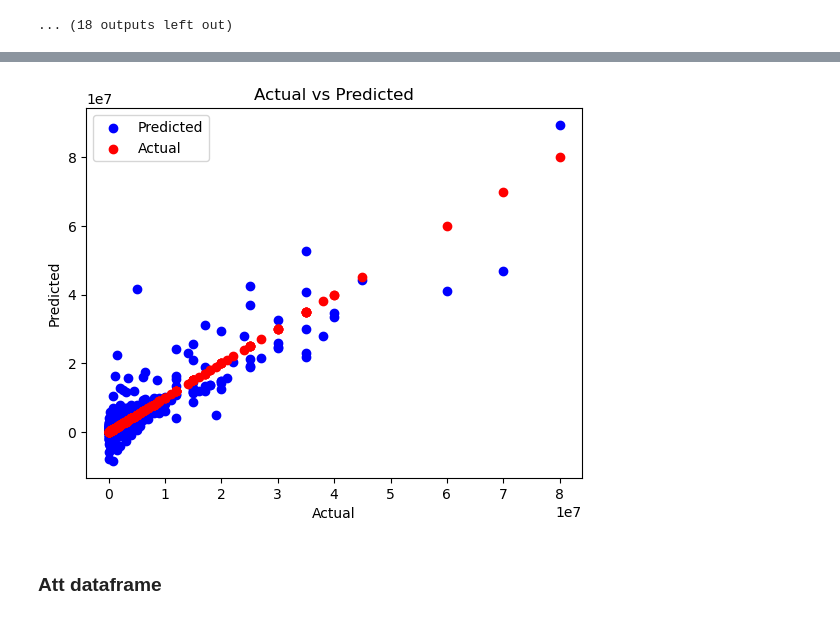
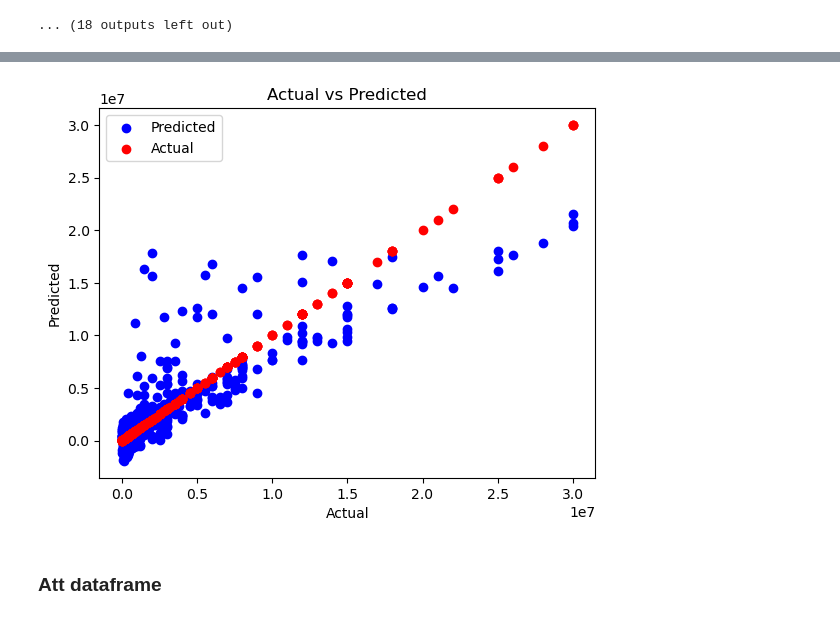
Before and after one commit to Tuwaiq-DS-ML-bootcamp-V-8/Usecase-7, a Jupyter notebook: Use_case_7.ipynb, the cells around one changed output, grey strips where cells are left out. Drawn from its saved outputs; the diff is of its cells as text; code cells hidden in the pictures.

```diff
--- a/Use_case_7.ipynb
+++ b/Use_case_7.ipynb
@@ -888,7 +923,7 @@ X_mid = df_mid.drop(['current_value','team','name'], axis=1)
 y_mid = df_mid['current_value']
 # %%
 # Rescale the numerical columns
-num_cols = num_cols.drop('current_value', errors='ignore')
+num_cols = X_mid.select_dtypes(include=['number']).columns
 scaler = MinMaxScaler()
 X_mid[num_cols] = scaler.fit_transform(X_mid[num_cols])
 
@@ -916,26 +968,24 @@ X_train_mid, X_test_mid, y_train_mid, y_test_mid = train_test_split(X_mid, y_mid
 # %%
 # Create the model
-MID_model = LinearRegression()
+reg_model = LinearRegression()
+class_model = LogisticRegression()
 
 # Fit the model
-MID_model.fit(X_train_mid, y_train_mid)
+reg_model.fit(X_train, y_train)
 
 # Predict the target
-y_pred = MID_model.predict(X_test_mid)
+y_pred = reg_model.predict(X_test)
 
 # accuracy of the model
-accuracy = MID_model.score(X_test_mid, y_test_mid)
+accuracy = reg_model.score(X_test, y_test)
 print(f'The accuracy of the model is {accuracy}')
+# Fit the classification model
+class_model.fit(X_train_class, y_train_class)
 
-# MSE
-mse = mean_squared_error(y_test_mid, y_pred)
-print(f'The mean squared error of the model is {mse}')
+# Predict the target for classification
+y_pred_class = class_model.predict(X_test_class)
 
-# Check the coefficients
-coefficients = pd.DataFrame(MID_model.coef_, index=X_train_mid.columns, columns=['Coefficient'])
-print(coefficients)
-
-# Check the intercept
-intercept = MID_model.intercept_
-print(intercept)
+# accuracy of the classification model
+accuracy_class = class_model.score(X_test_class, y_test_class)
+print(f'The accuracy of the classification model is {accuracy_class}')
 # %% [output]
@@ -956,17 +994,17 @@ position_encoded  0.000000e+00
 # %%
 # show the actual and predicted values
-df_1 = pd.DataFrame({'Actual': y_test_mid, 'Predicted': y_pred})
+df_1 = pd.DataFrame({'Actual': y_test, 'Predicted': y_pred})
 
 # plot the actual and predicted values in scatter plot
-plt.scatter(y_test_mid, y_pred, color='blue', label='Predicted')
-plt.scatter(y_test_mid, y_test_mid, color='red', label='Actual')
+plt.scatter(y_test, y_pred, color='blue', label='Predicted')
+plt.scatter(y_test, y_test, color='red', label='Actual')
 plt.xlabel('Actual')
 plt.legend()
 plt.ylabel('Predicted')
 plt.title('Actual vs Predicted')
 plt.show()
 # %% [output]
-[figure, old version]
+[figure, new version]
 # %% [markdown]
 ### Att dataframe
 # %%
```
Also changed, not shown: parts of 40 cells of this notebook.
